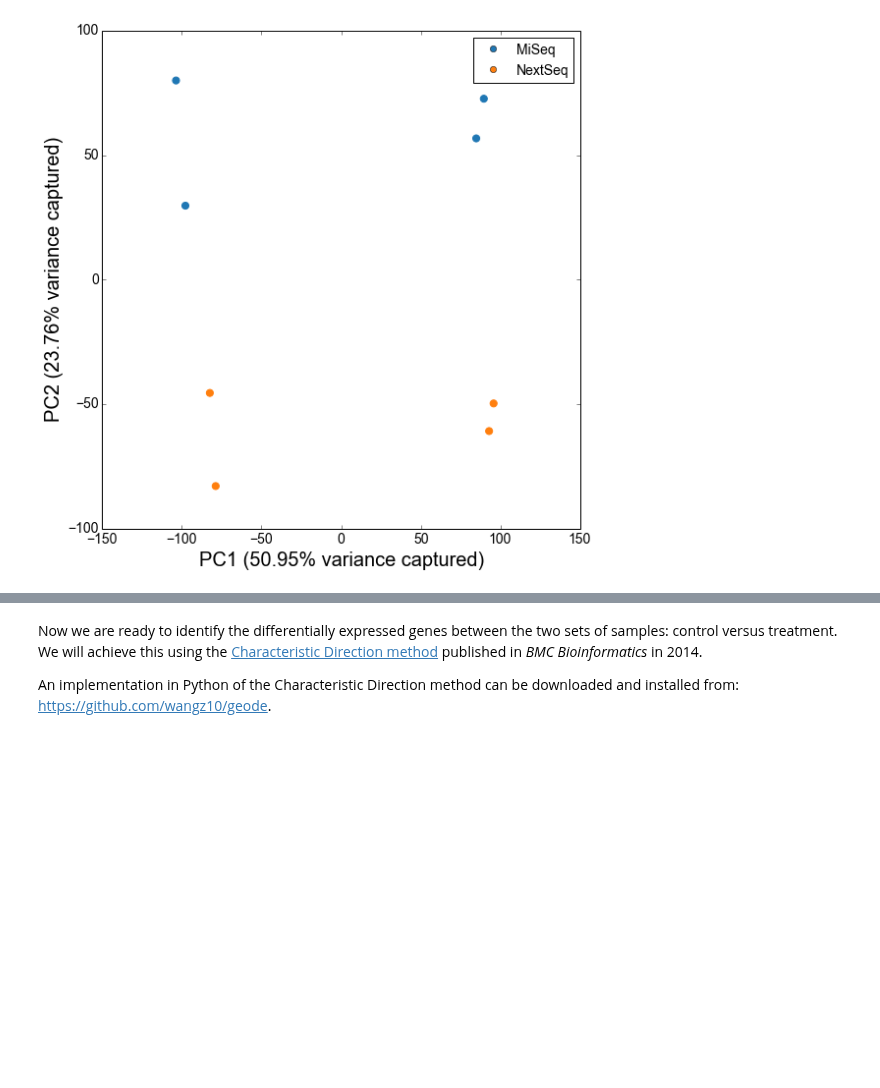
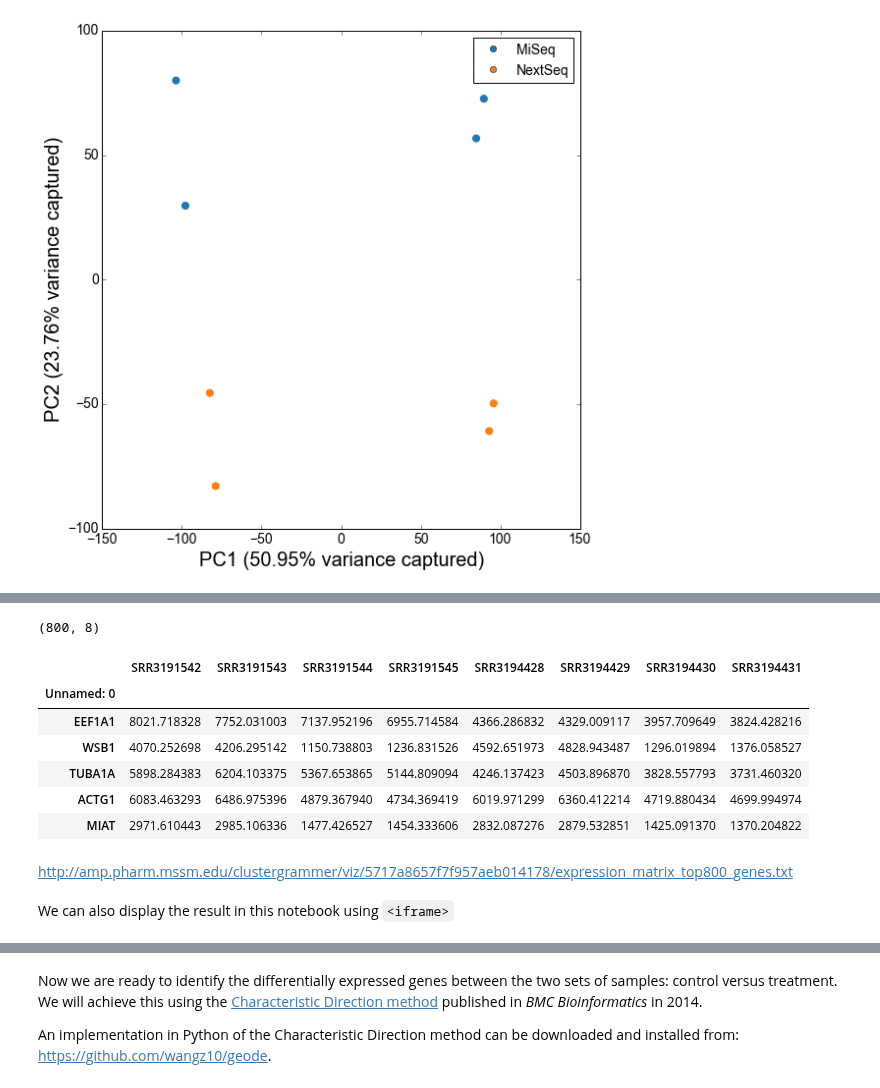
Before and after one commit to MaayanLab/Zika-RNAseq-Pipeline, a Jupyter notebook: Zika.ipynb, the cells around one changed output, grey strips where cells are left out. Cells and saved outputs as stored; diff of their text form; code cells hidden in the pictures; blank space fills up the shorter version.

Commit message:
added Clustergrammer visualization

```diff
--- a/Zika.ipynb
+++ b/Zika.ipynb
@@ -162,0 +171,16 @@ RNAseq.PCA_plot(expr_df.values, [d_layout_platform[l] for l in meta_df['LibraryL
+# %%
+# Subset the expression DataFrame using top 800 genes with largest variance
+variances = np.var(expr_df, axis=1)
+srt_idx = variances.argsort()[::-1]
+expr_df_sub = expr_df.iloc[srt_idx].iloc[:800]
+print expr_df_sub.shape
+expr_df_sub.head()
+# %% [output]
+(800, 8)
+|  | SRR3191542 | SRR3191543 | SRR3191544 | SRR3191545 | SRR3194428 | SRR3194429 | SRR3194430 | SRR3194431 |
+| Unnamed: 0 |  |  |  |  |  |  |  |  |
+| EEF1A1 | 8021.718328 | 7752.031003 | 7137.952196 | 6955.714584 | 4366.286832 | 4329.009117 | 3957.709649 | 3824.428216 |
+| WSB1 | 4070.252698 | 4206.295142 | 1150.738803 | 1236.831526 | 4592.651973 | 4828.943487 | 1296.019894 | 1376.058527 |
+| TUBA1A | 5898.284383 | 6204.103375 | 5367.653865 | 5144.809094 | 4246.137423 | 4503.896870 | 3828.557793 | 3731.460320 |
+| ACTG1 | 6083.463293 | 6486.975396 | 4879.367940 | 4734.369419 | 6019.971299 | 6360.412214 | 4719.880434 | 4699.994974 |
+| MIAT | 2971.610443 | 2985.106336 | 1477.426527 | 1454.333606 | 2832.087276 | 2879.532851 | 1425.091370 | 1370.204822 |
@@ -162,0 +197,12 @@ RNAseq.PCA_plot(expr_df.values, [d_layout_platform[l] for l in meta_df['LibraryL
+# %%
+# POST the expression matrix to Clustergrammer and get the URL
+import requests, json
+clustergrammer_url = 'http://amp.pharm.mssm.edu/clustergrammer/matrix_upload/'
+
+r = requests.post(clustergrammer_url, files={'file': open('../expression_matrix_top800_genes.txt', 'rb')})
+link = r.text
+display_link(link)
+# %% [output]
+http://amp.pharm.mssm.edu/clustergrammer/viz/5717a8657f7f957aeb014178/expression_matrix_top800_genes.txt
+# %% [markdown]
+We can also display the result in this notebook using `<iframe>`
```
Also changed, not shown: parts of 6 cells of this notebook.
